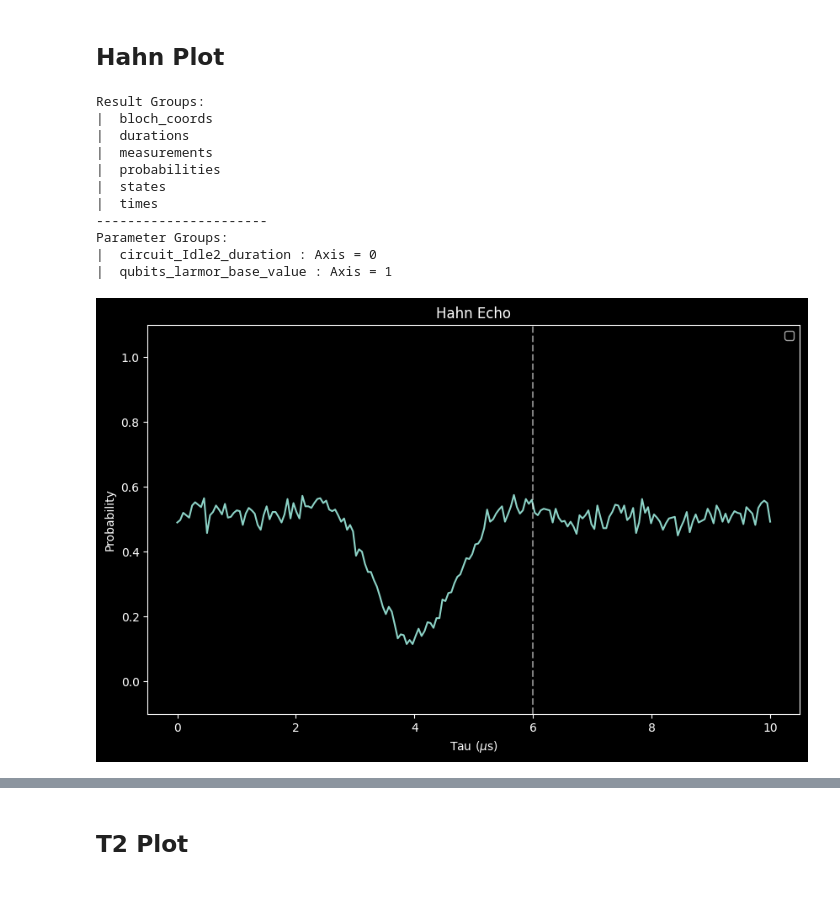
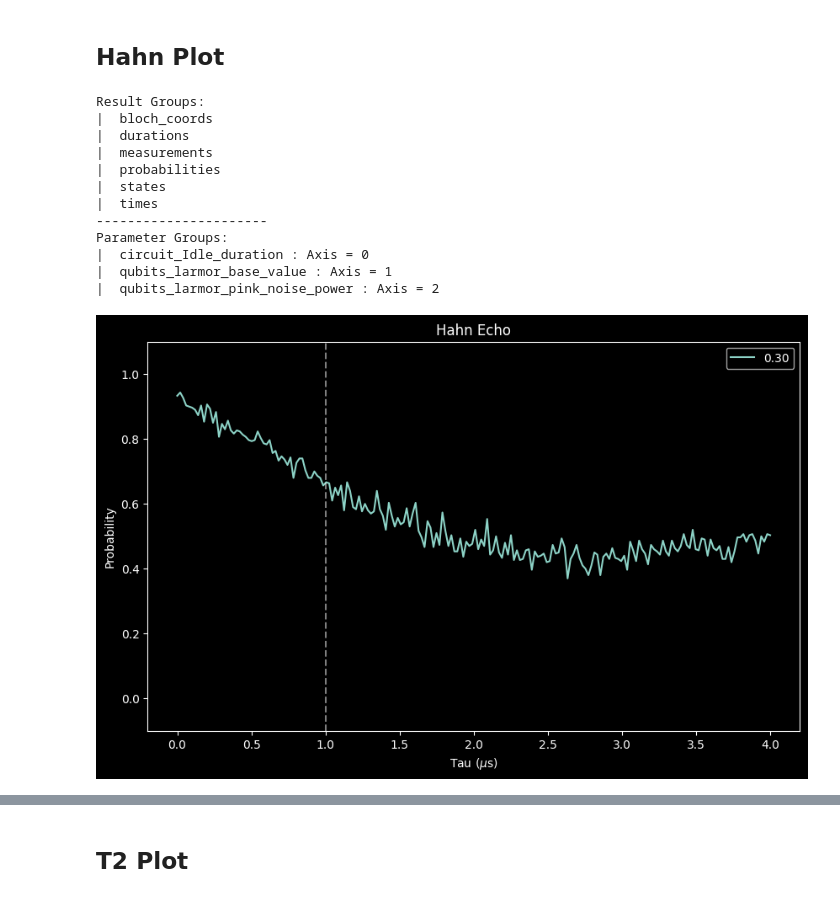
Before and after one commit to Slippery-Chickenz/qipQubitSimTools, a Jupyter notebook: examples/example.ipynb, the cells around one changed output, grey strips where cells are left out. Saved outputs shown, nothing was run; the diff lists cells and outputs as text; code cells hidden in the pictures.

```diff
--- a/examples/example.ipynb
+++ b/examples/example.ipynb
@@ -492,22 +493,22 @@ print("Parameter Groups:")
 for key in parameters:
     print("| ", key, ": Axis =", parameters[key].attrs["axis"][0])
 
-taus = np.array(parameters["circuit_Idle2_duration"])
-# noise_powers = np.array(parameters["qubits_larmor_pink_noise_power"])
-measurements = np.array(results["measurements"])[:,:,-1]
+taus = np.array(parameters["circuit_Idle_duration"])
+noise_powers = np.array(parameters["qubits_larmor_pink_noise_power"])
+measurements = np.array(results["measurements"])[:,:,:,-1]
 
 measurement_probabilities = np.average(measurements, 1)
 
-tau = 6
+tau = 1
 tau_index = np.abs(taus - tau).argmin()
 
 # x_coords = np.array(results["bloch_coords"]["x_coords"][tau_index,:,-1])
 # y_coords = np.array(results["bloch_coords"]["y_coords"][tau_index,:,-1])
 # z_coords = np.array(results["bloch_coords"]["z_coords"][tau_index,:,-1])
 
-x_coords = np.average(np.array(results["bloch_coords"]["x_coords"][:,:,-1]), 1)
-y_coords = np.average(np.array(results["bloch_coords"]["y_coords"][:,:,-1]), 1)
-z_coords = np.average(np.array(results["bloch_coords"]["z_coords"][:,:,-1]), 1)
+x_coords = np.average(np.array(results["bloch_coords"]["x_coords"][:,:,:,-1]), 1)
+y_coords = np.average(np.array(results["bloch_coords"]["y_coords"][:,:,:,-1]), 1)
+z_coords = np.average(np.array(results["bloch_coords"]["z_coords"][:,:,:,-1]), 1)
 # %% [output]
 Result Groups:
 |  bloch_coords
@@ -518,20 +519,22 @@ Result Groups:
 |  times
 ----------------------
 Parameter Groups:
-|  circuit_Idle2_duration : Axis = 0
+|  circuit_Idle_duration : Axis = 0
 |  qubits_larmor_base_value : Axis = 1
+|  qubits_larmor_pink_noise_power : Axis = 2
 # %%
 fig, ax = plt.subplots(figsize = (10, 6))
-ax.plot(taus, measurement_probabilities)
+for i in range(len(noise_powers)):
+    ax.plot(taus, measurement_probabilities[:,i], label = "{:.2f}".format(noise_powers[i]))
 ax.set_ylabel("Probability")
 ax.set_xlabel("Tau ($\\mu$s)")
 ax.set_title("Hahn Echo")
 ax.set_ylim(-0.1, 1.1)
 ax.axvline(tau, ls = "--", alpha = 0.5, color = "white")
 ax.legend()
 plt.show()
 # %% [output]
-[figure, old version]
+[figure, new version]
 # %%
 fig = plt.figure(figsize=(10, 10))
 ax = fig.add_subplot(1,1,1, projection='3d')
```
Also changed, not shown: parts of 8 cells of this notebook, 14 other files.
